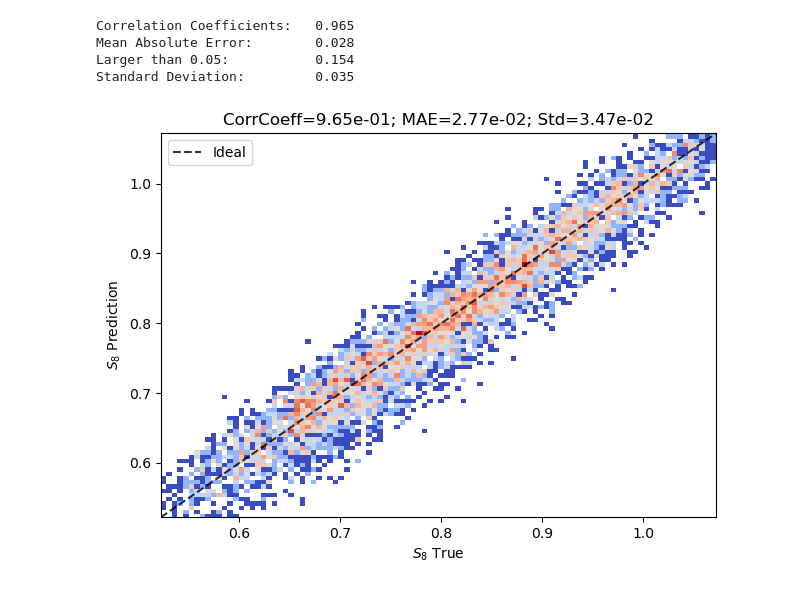
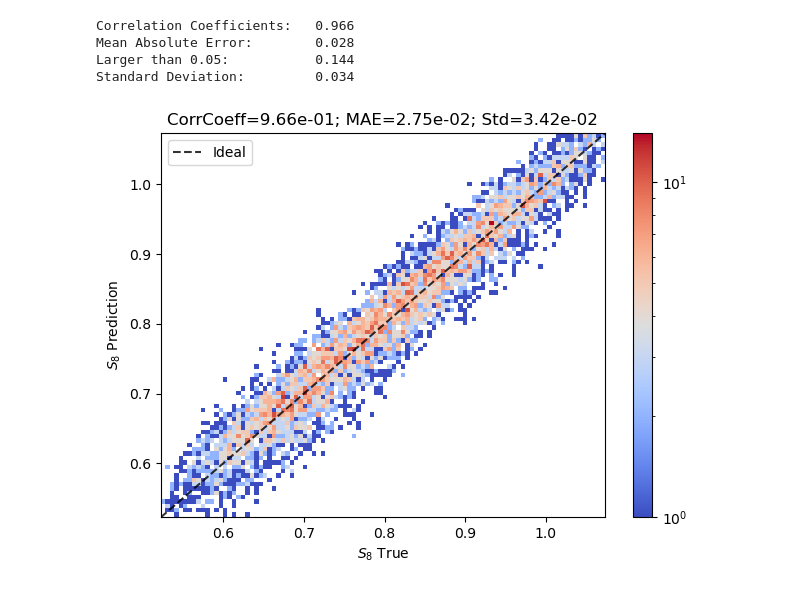
Before and after one commit to D-Gebauer/DLWL, a Jupyter notebook: DL/likelihood_transform.ipynb, the cells around one changed output. Drawn from its saved outputs; the diff is of its cells as text; code cells hidden in the pictures.

Commit message:
update .gitignore\n Add deep learning notebooks

```diff
--- a/DL/likelihood_transform.ipynb
+++ b/DL/likelihood_transform.ipynb
@@ -144,10 +144,14 @@ def build_model():
     return Model(inputs=input, outputs=y)
 
 model = build_model()
+model.load_weights('../models/model_run1.keras')
+
+for i in range(1, len(model.layers)-2):
+    model.layers[i].trainable = False
+
+model.summary()
 
 loss = tf.keras.losses.MeanSquaredError()
-model.summary()
-
 checkpoint = ModelCheckpoint(filepath='../models/model.keras', save_best_only=True, save_weights_only=True, monitor='val_loss', verbose=2)
 log_dir = "logs/fit/" + datetime.datetime.now().strftime("%Y%m%d-%H%M%S")
 tensorboard = tf.keras.callbacks.TensorBoard(log_dir=log_dir, histogram_freq=1)
@@ -179,19 +183,19 @@ _________________________________________________________________
 # %%
-wandb.init(project='reverse_emulator', sync_tensorboard=True)
+#wandb.init(project='reverse_emulator', sync_tensorboard=True)
 
 
 for lr in np.logspace(-8, -3, 6)[:-1]:
     optimizer_init = tf.keras.optimizers.SGD(learning_rate=lr)
-    model.compile(optimizer=optimizer_init, loss=loss)
-    model.fit(x_train, y_train, epochs=1, batch_size=128, callbacks=checkpoint, validation_data=(x_val, y_val))
+    #model.compile(optimizer=optimizer_init, loss=loss)
+    #model.fit(x_train, y_train, epochs=1, batch_size=128, callbacks=checkpoint, validation_data=(x_val, y_val))
 
 
-optimizer = tf.keras.optimizers.Adam(learning_rate=1e-3, beta_1=0.9, beta_2=0.999, epsilon=1e-09, jit_compile=True, use_ema=False, ema_overwrite_frequency=150)
+optimizer = tf.keras.optimizers.Adam(learning_rate=1e-8, beta_1=0.9, beta_2=0.999, epsilon=1e-09, jit_compile=True, use_ema=False, ema_overwrite_frequency=150)
 model.compile(optimizer=optimizer, loss=loss)
 model.fit(x_train, y_train, epochs=10000, batch_size=64, callbacks=callbacks, validation_data=(x_val, y_val))
 
 
 model.load_weights('../models/model.keras')
-wandb.run.summary["state"] = "completed"
-wandb.finish()
+#wandb.run.summary["state"] = "completed"
+#wandb.finish()
 # %% [output]
@@ -267,19 +247,20 @@ print(f"Mean Absolute Error:        {mae:.3f}")
 print(f"Larger than 0.05:           {outlier:.3f}")
 print(f"Standard Deviation:         {std:.3f}")
 # %% [output]
-Correlation Coefficients:   0.965
+Correlation Coefficients:   0.966
 Mean Absolute Error:        0.028
-Larger than 0.05:           0.154
-Standard Deviation:         0.035
+Larger than 0.05:           0.144
+Standard Deviation:         0.034
 # %%
 _ = plt.hist2d(y_test, pred, bins=100, cmap='coolwarm', norm='log')
 plt.title(f"CorrCoeff={corr:.2e}; MAE={mae:.2e}; Std={std:.2e}", fontsize=12)
 plt.xlabel(r'$S_8$ True')
 plt.ylabel(r'$S_8$ Prediction')
 plt.plot([s8_min, s8_max], [s8_min, s8_max], c='k', ls='--', lw=1.5, alpha=.8 ,label='Ideal')
 plt.xlim(s8_min, s8_max)
 plt.ylim(s8_min, s8_max)
+plt.colorbar()
 plt.legend()
 plt.tight_layout()
 # %% [output]
-[figure, old version]
+[figure, new version]
```
Also changed, not shown: parts of 11 cells of this notebook, 5 other files.
